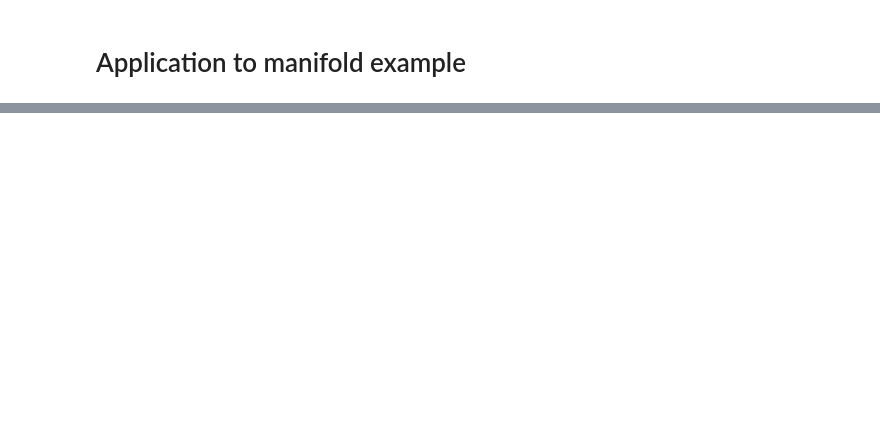
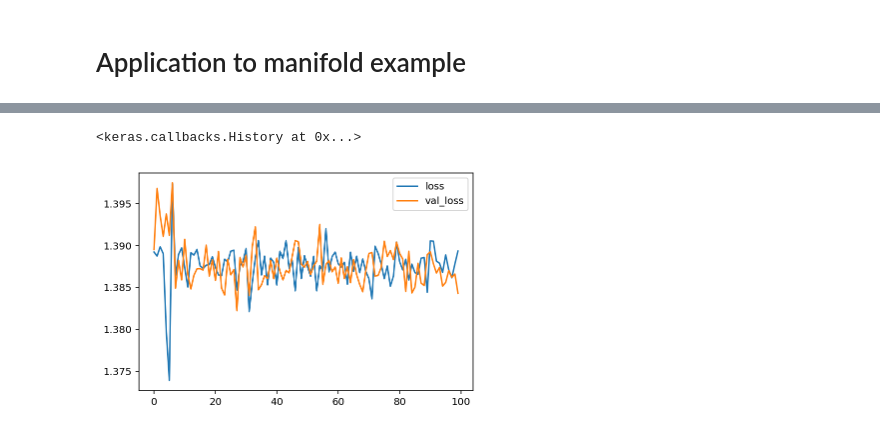
Before and after one commit to tpgillam/notebooks, a Jupyter notebook: variational_autoencoders.ipynb, the cells around one changed output, grey strips where cells are left out. Cells and saved outputs as stored; diff of their text form; code cells hidden in the pictures; blank space fills up the shorter version.

```diff
--- a/variational_autoencoders.ipynb
+++ b/variational_autoencoders.ipynb
@@ -196,0 +233,15 @@ plt.imshow(figure, cmap='Greys_r');
+# %%
+vae, encoder, decoder = make_vae(X.shape[1], dim_latent=1, n_layers=2, dim_intermediate=100)
+
+def _fit_model(vae, verbose=0, epochs=100):
+     return vae.fit(X, shuffle=True, epochs=epochs, verbose=verbose, validation_data=(X, None))
+
+_fit_model(vae)
+# %% [output]
+<keras.callbacks.History at 0x...>
+# %%
+plt.plot(history.epoch, history.history['loss'], label='loss')
+plt.plot(history.epoch, history.history['val_loss'], label='val_loss')
+plt.legend();
+# %% [output]
+[figure, added]
```
Also changed, not shown: parts of 6 cells of this notebook, 1 other file.
